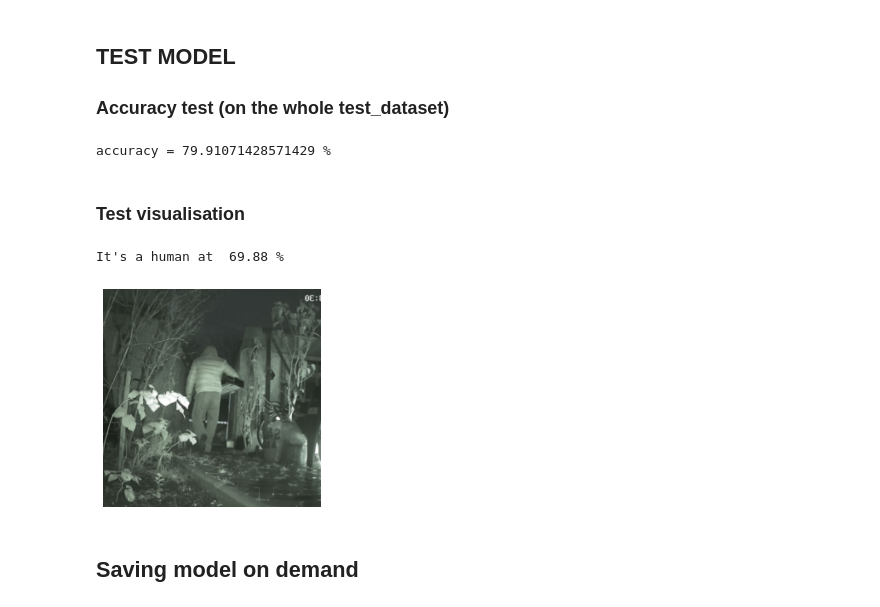
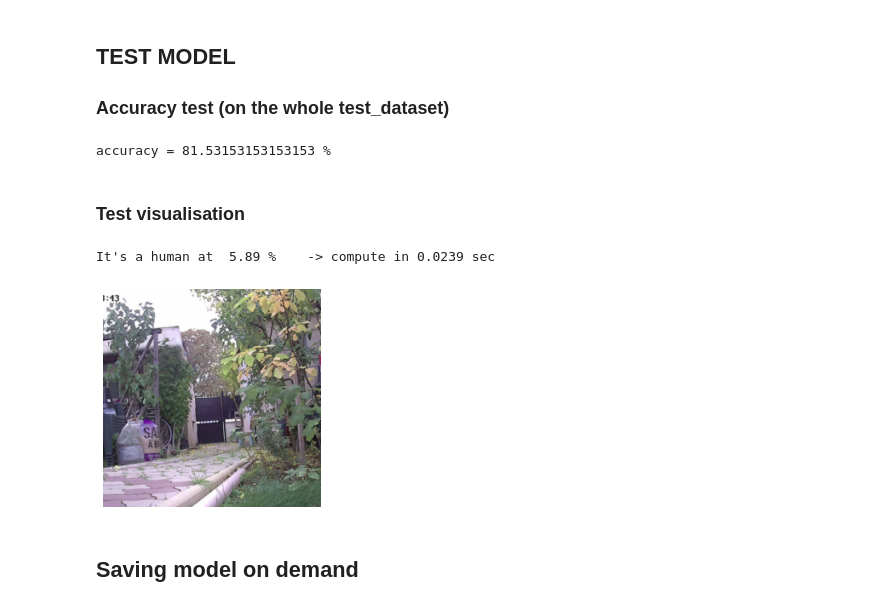
Before and after one commit to Tartenpi0m/Human-Detection-AI, a Jupyter notebook: ia_try.ipynb, the cells around one changed output. Saved outputs shown, nothing was run; the diff lists cells and outputs as text; code cells hidden in the pictures.

```diff
--- a/ia_try.ipynb
+++ b/ia_try.ipynb
@@ -153,7 +156,7 @@ Train on GPU
 #TEST DATALOADER
 
 #choose you dataloader -> test_ &autocompletion OR train_ &autocompletion
-a_test_dataloader = test_dataloader
+a_test_dataloader = test_valica_dataloader
 # %%
 #TRAIN DATALOADER
 
@@ -275,6 +264,6 @@ with torch.no_grad():
         accuracy += torch.sum(equal).item()
     print("accuracy =",(accuracy/(len(a_dataloader.dataset)))*100,"%")
 # %% [output]
-accuracy = 79.91071428571429 %
+accuracy = 81.53153153153153 %
 # %% [markdown]
 ### Test visualisation
@@ -281,25 +275,31 @@ accuracy = 79.91071428571429 %
 # %%
-#choose you dataloader -> test_ &autocompletion
-a_dataloader = test_valica_dataloader
+images, labels = next(iter(a_dataloader))
+device = "cuda"
+i = 1
+
+image = images[i].view([1,3,256,256])
+label = labels[i]
+
+helper.imshow(image.view([3,256,256]).cpu(), normalize=False)
+
+model = model.to(device)
+images = images.to(device)
+image = images.to(device)
+label = labels.to(device)
+
+
 
 model.eval()
+t0 = time.time()
+with torch.no_grad():
+    output =  model.forward(image)
+    proba = torch.exp(output)
+t1 = time.time() - t0
 
-images, labels = next(iter(a_dataloader))
-helper.imshow(images[i].cpu(), normalize=False)
-
-
-images = images.to(device)
-labels = labels.to(device)
-
-
-with torch.no_grad():
-    output =  model.forward(images)
-    proba = torch.exp(output)
-
-print("It's a human at ", round(proba[i,0].item()*100,2), "%")
+print("It's a human at ", round(proba[i,0].item()*100,2), "%    -> compute in", round(t1, 4),"sec")
 # %% [output]
-It's a human at  69.88 %
+It's a human at  5.89 %    -> compute in 0.0239 sec
-[figure, old version]
+[figure, new version]
 # %% [markdown]
 ## Saving model on demand
 # %%
```
Also changed, not shown: parts of 15 cells of this notebook.
